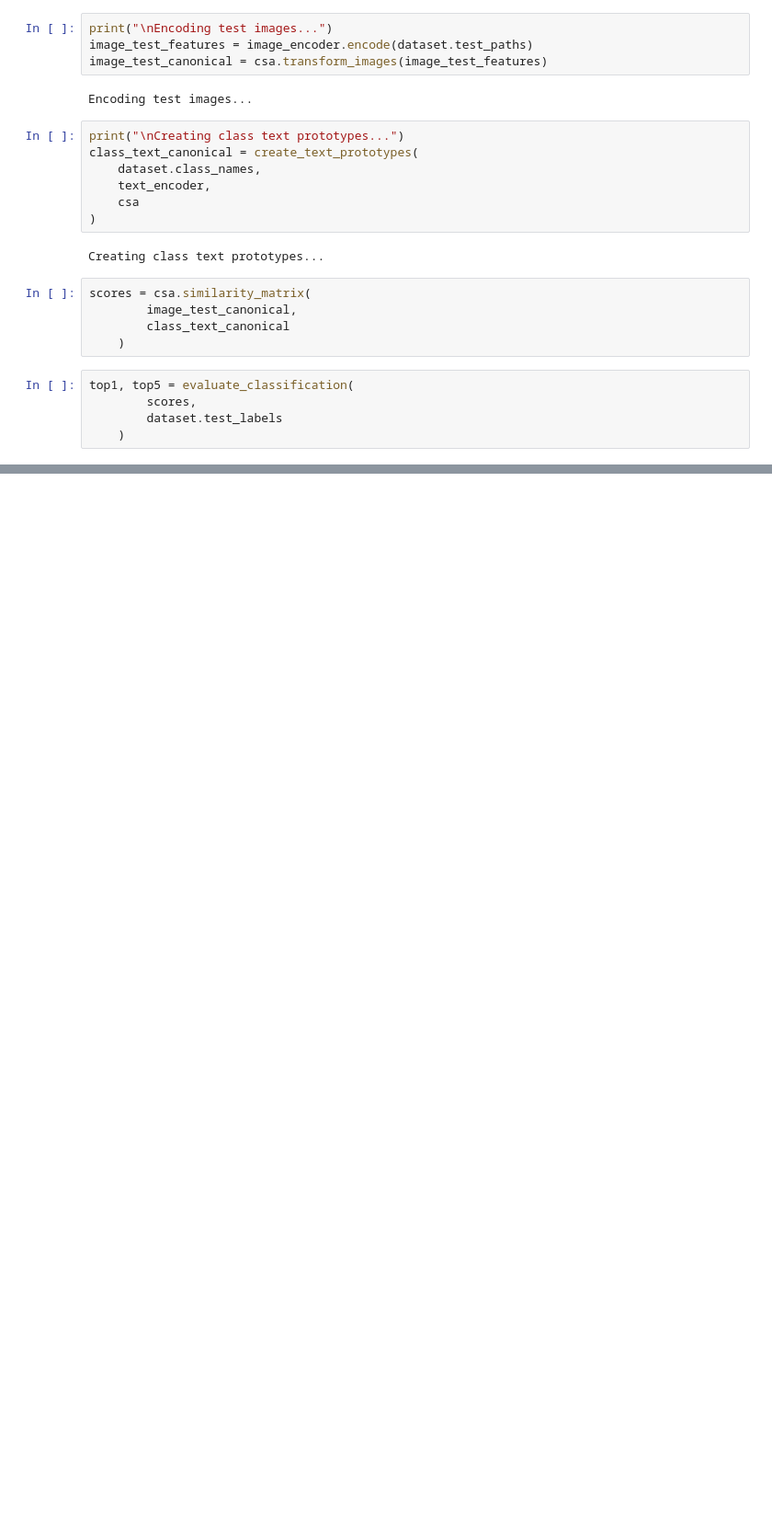
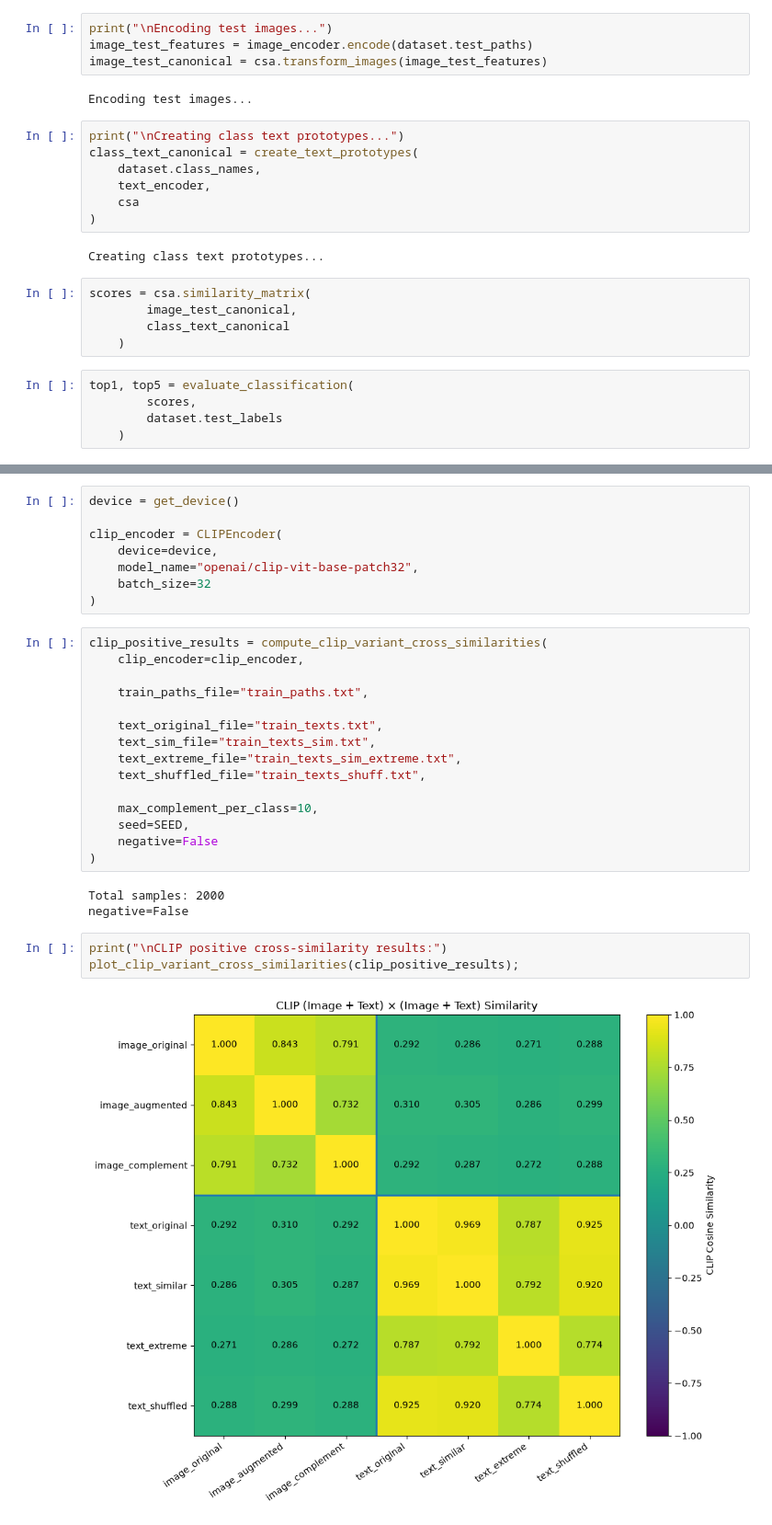
Before and after one commit to debasmit-ut-research/ITML-quest, a Jupyter notebook: notebooks/csa.ipynb, the cells around one changed output, grey strips where cells are left out. Shown at 92% size. Saved outputs shown, nothing was run; the diff lists cells and outputs as text; blank space fills up the shorter version.

```diff
--- a/notebooks/csa.ipynb
+++ b/notebooks/csa.ipynb
@@ -564,0 +1802,31 @@ image_0002.jpg     | true=bass               | pred=yin_yang
+# %%
+device = get_device()
+
+clip_encoder = CLIPEncoder(
+    device=device,
+    model_name="openai/clip-vit-base-patch32",
+    batch_size=32
+)
+# %%
+clip_positive_results = compute_clip_variant_cross_similarities(
+    clip_encoder=clip_encoder,
+
+    train_paths_file="train_paths.txt",
+
+    text_original_file="train_texts.txt",
+    text_sim_file="train_texts_sim.txt",
+    text_extreme_file="train_texts_sim_extreme.txt",
+    text_shuffled_file="train_texts_shuff.txt",
+
+    max_complement_per_class=10,
+    seed=SEED,
+    negative=False
+)
+# %% [output]
+Total samples: 2000
+negative=False
+# %%
+print("\nCLIP positive cross-similarity results:")
+plot_clip_variant_cross_similarities(clip_positive_results);
+# %% [output]
+[figure, added]
```
Also changed, not shown: parts of 32 cells of this notebook, 6 other files.
